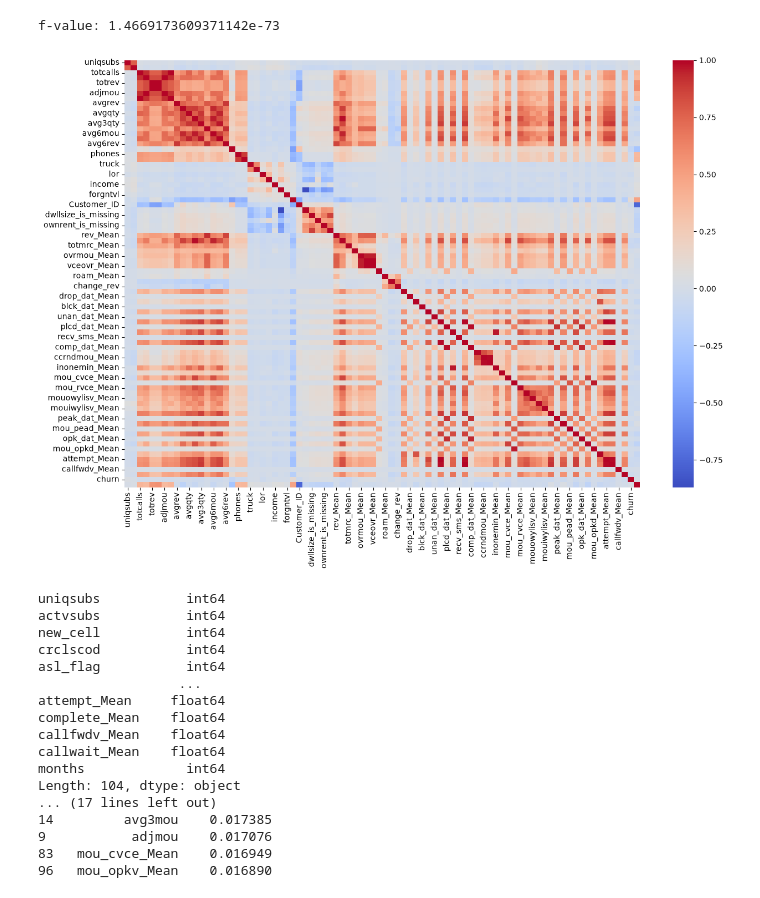
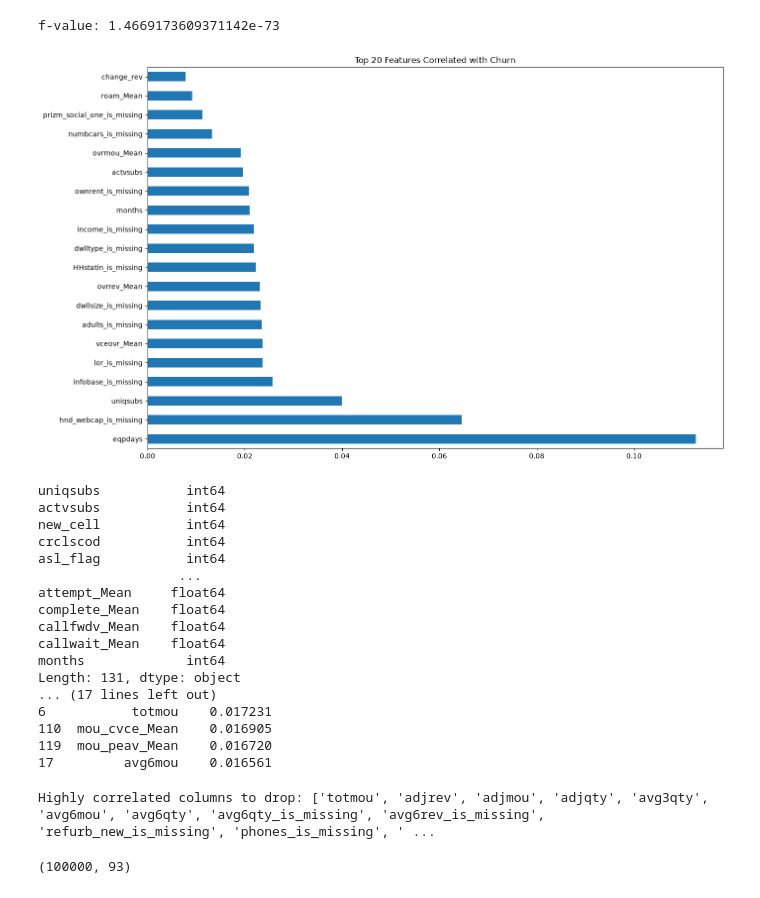
Before and after one commit to yahia-touati/gci_world-2026, a Jupyter notebook: notebooks/eda.ipynb, the cells around one changed output. Cells and saved outputs as stored; diff of their text form; code cells hidden in the pictures.

Commit message:
Complete data cleaning and missing imputation

```diff
--- a/notebooks/eda.ipynb
+++ b/notebooks/eda.ipynb
@@ -91,17 +91,16 @@ roam_Mean      0.00357
 dtype: float64
 # %%
 # Cleaning up the data in the client file
-cols_high_missing = ['numbcars', 'dwllsize', 'HHstatin', 'ownrent', 'dwlltype']
+client_missing = client.isnull().mean()
+cols_to_fix = client_missing[client_missing > 0].index.tolist()
 
-for col in cols_high_missing:
-    client[f'{col}_is_missing'] = client[col].isnull().astype(int)
+for col in cols_to_fix:
+    client[f"{col}_is_missing"] = client[col].isnull().astype(int)
 
-client['numbcars'] = client['numbcars'].fillna(0)
-client['dwllsize'] = client['dwllsize'].fillna(0)
+    if pd.api.types.is_numeric_dtype(client[col]):
+        client[col] = client[col].fillna(client[col].median())
+    else:
+        client[col] = client[col].fillna('Unknown')
 
-client['HHstatin'] = client['HHstatin'].fillna('Unknown')
-client['ownrent'] = client['ownrent'].fillna('Unknown')
-client['dwlltype'] = client['dwlltype'].fillna('Unknown')
-
-print("The columns with the highest data loss in the client file have been processed.")
+print("Remaing misssing values in client: ", client.isnull().sum().sum())
 # %% [output]
@@ -111,8 +110,8 @@ The columns with the highest data loss in the client file have been processed.
 # Compensating for lsst values usnig the mean
 from sklearn.impute import SimpleImputer
 
-missing_precent = record.isnull().mean()
-cols_low_missing = missing_precent[(missing_precent > 0) & (missing_precent < 0.01)].index.tolist()
+record_missing = record.isnull().mean()
+cols_low_missing = record_missing[(record_missing > 0) & (record_missing < 0.01)].index.tolist()
 print(f"The columns to be replaced: {cols_low_missing}")
 
 imputer = SimpleImputer(strategy='median')
@@ -266,12 +271,15 @@ print(f'f-value: {p}')
 f-value: 1.4669173609371142e-73
 # %%
 # Heatmap of all tje digital columns
+corr_with_target = df.select_dtypes(include=[np.number]).corr()['churn'].sort_values(ascending=False)
+top_corr = corr_with_target.drop('churn').head(20)
+
 plt.figure(figsize=(15, 10))
-numeric_df = df.select_dtypes(include=['float64', 'int64'])
-sns.heatmap(numeric_df.corr(), cmap='coolwarm', annot=False)
+top_corr.plot(kind='barh')
+plt.title('Top 20 Features Correlated with Churn')
 plt.show()
 # %% [output]
-[figure, old version]
+[figure, new version]
 # %%
 from sklearn.ensemble import RandomForestClassifier
 from sklearn.preprocessing import LabelEncoder
@@ -307,9 +315,16 @@ complete_Mean    float64
 callfwdv_Mean    float64
 callwait_Mean    float64
 months             int64
-Length: 104, dtype: object
+Length: 131, dtype: object
 ... (17 lines left out)
-14         avg3mou    0.017385
-9           adjmou    0.017076
-83   mou_cvce_Mean    0.016949
-96   mou_opkv_Mean    0.016890
+6           totmou    0.017231
+110  mou_cvce_Mean    0.016905
+119  mou_peav_Mean    0.016720
+17         avg6mou    0.016561
+# %%
+corr_matrix = df.select_dtypes(include=[np.number]).corr().abs()
+upper = corr_matrix.where(np.triu(np.ones(corr_matrix.shape), k=1).astype(bool))
+to_drop = [column for column in upper.columns if any(upper[column] > 0.9)]
+print(f"Highly correlated columns to drop: {to_drop}")
+# %% [output]
+Highly correlated columns to drop: ['totmou', 'adjrev', 'adjmou', 'adjqty', 'avg3qty', 'avg6mou', 'avg6qty', 'avg6qty_is_missing', 'avg6rev_is_missing', 'refurb_new_is_missing', 'phones_is_missing', ' ...
@@ -315,0 +335,4 @@ Length: 104, dtype: object
+# %%
+print(df_clean.shape)
+# %% [output]
+(100000, 93)
```
Also changed, not shown: parts of 5 cells of this notebook.
